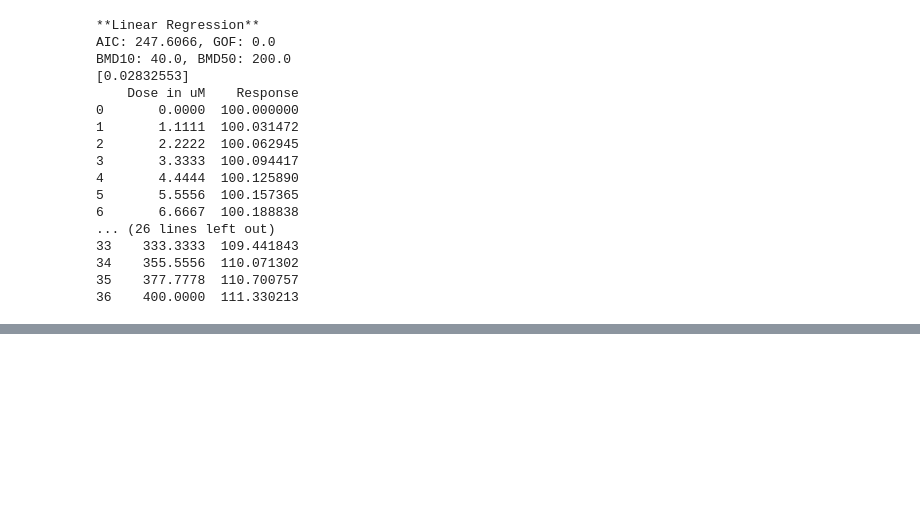
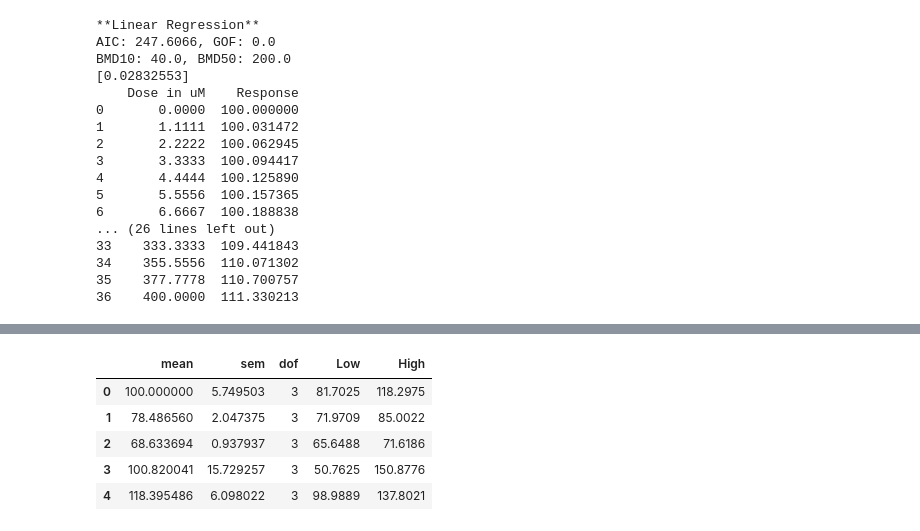
Before and after one commit to PNNL-CompBio/bmdrc, a Jupyter notebook: vignettes/Continuous Class Example.ipynb, the cells around one changed output, grey strips where cells are left out. Drawn from its saved outputs; the diff is of its cells as text; code cells hidden in the pictures; blank space fills up the shorter version.

```diff
--- a/vignettes/Continuous Class Example.ipynb
+++ b/vignettes/Continuous Class Example.ipynb
@@ -209,0 +208,9 @@ def quick_plot(obj):
+# %%
+# Build a statistical summary data.frame to calculate confidence intervals. SEM - standard error measurement (sd / sqrt(n))
+stats_sum = data[[con._concentration, con._response]].groupby(con._concentration).agg(["mean", "sem", "size"]).reset_index()
+stats_sum.columns = [con._concentration, "mean", "sem", "dof"]
+
+# Subtract one for the DoF
+stats_sum["dof"] = stats_sum["dof"] - 1
+
+stats_sum
@@ -209,0 +224,22 @@ def quick_plot(obj):
+# %%
+from scipy import stats
+
+Low = []
+High = []
+
+for x in range(len(stats_sum)):
+    CI = stats.t.interval(0.95, stats_sum["dof"][x], loc = stats_sum["mean"][x], scale = stats_sum["sem"][x])
+    Low.append(np.round(CI[0], 4))
+    High.append(np.round(CI[1], 4))
+
+stats_sum["Low"] = Low
+stats_sum["High"] = High
+
+stats_sum
+# %% [output]
+|  | mean | sem | dof | Low | High |
+| 0 | 100.000000 | 5.749503 | 3 | 81.7025 | 118.2975 |
+| 1 | 78.486560 | 2.047375 | 3 | 71.9709 | 85.0022 |
+| 2 | 68.633694 | 0.937937 | 3 | 65.6488 | 71.6186 |
+| 3 | 100.820041 | 15.729257 | 3 | 50.7625 | 150.8776 |
+| 4 | 118.395486 | 6.098022 | 3 | 98.9889 | 137.8021 |
```
Also changed, not shown: parts of 2 cells of this notebook, 1 other file.
